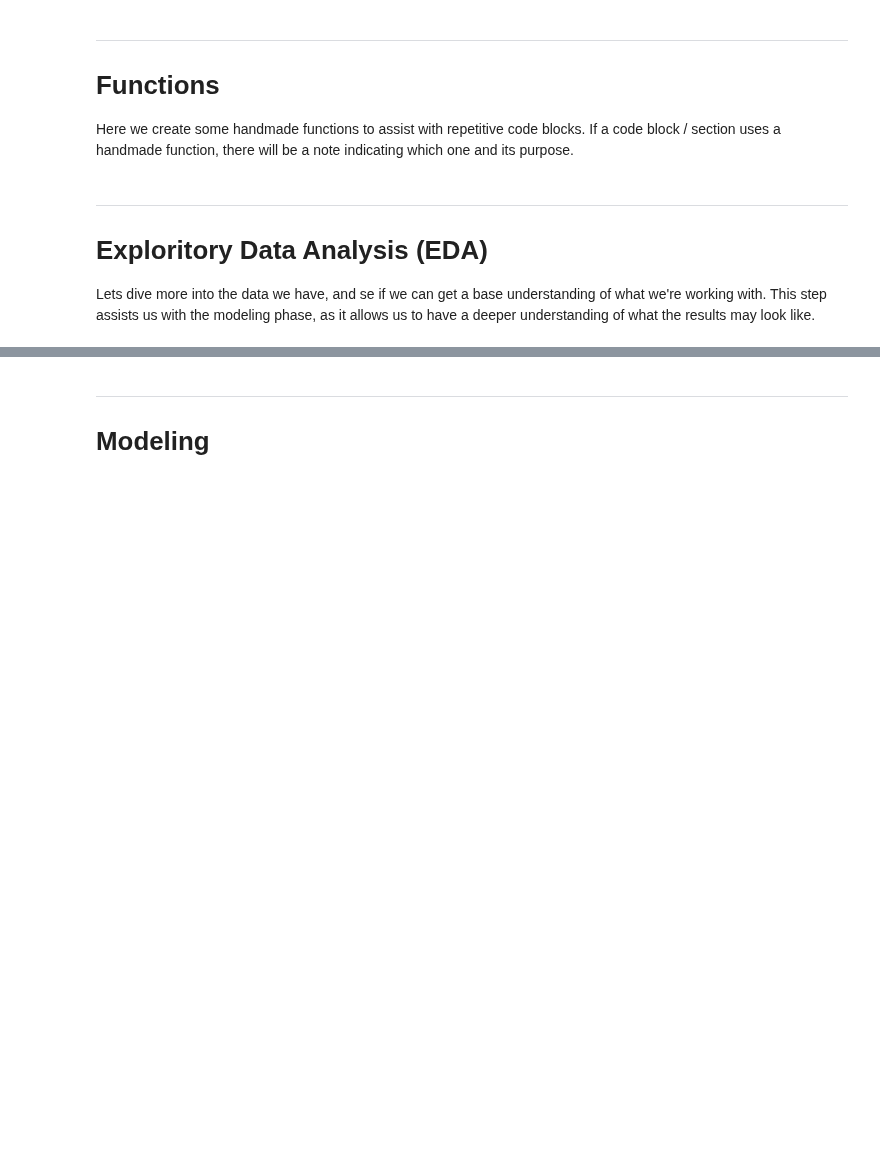
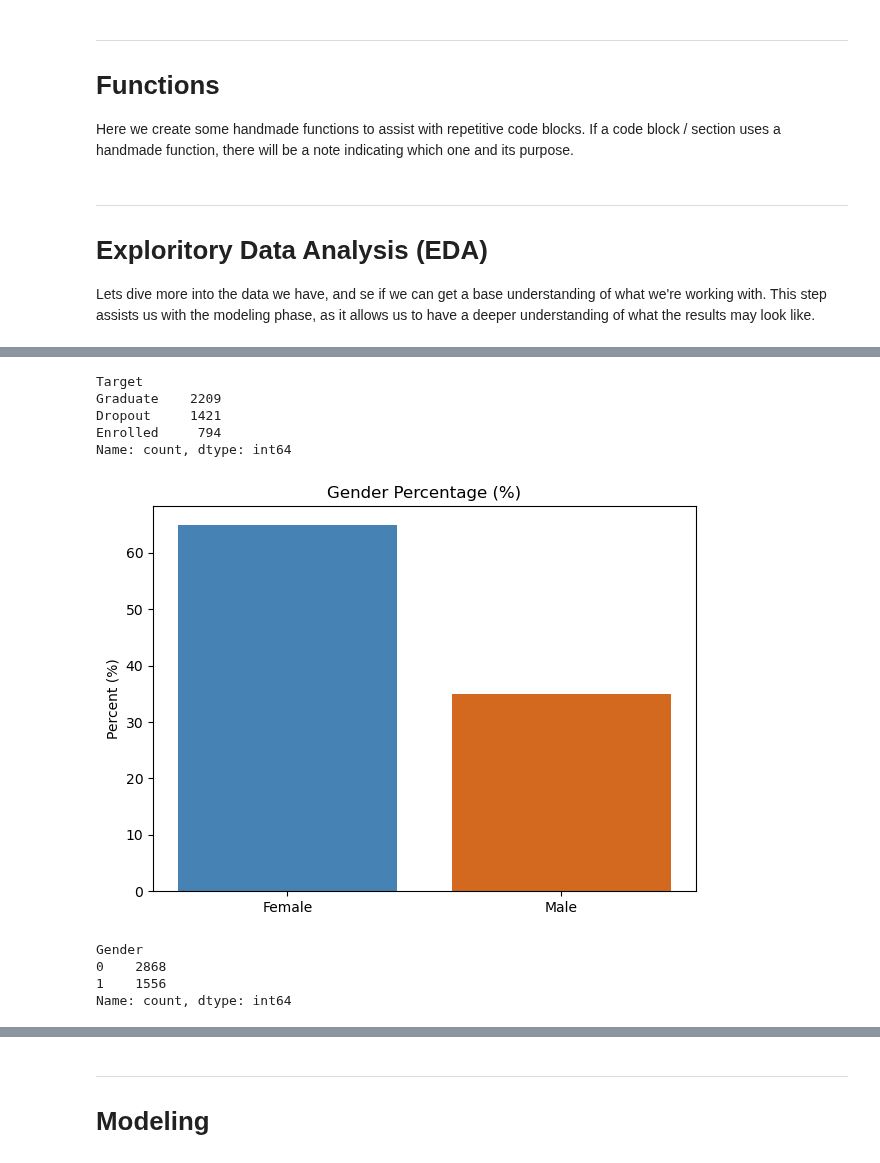
Before and after one commit to Djohnson1313/predicting_student_success, a Jupyter notebook: predicting_student_success_notebook.ipynb, the cells around one changed output, grey strips where cells are left out. Drawn from its saved outputs; the diff is of its cells as text; code cells hidden in the pictures; blank space fills up the shorter version.

```diff
--- a/predicting_student_success_notebook.ipynb
+++ b/predicting_student_success_notebook.ipynb
@@ -191,0 +165,27 @@ plt.show();
+# %%
+df['Target'].value_counts()
+# %% [output]
+Target
+Graduate    2209
+Dropout     1421
+Enrolled     794
+Name: count, dtype: int64
+# %%
+fig, ax = plt.subplots(figsize = (7,5))
+
+categories = ['Female', 'Male']
+vals = [65, 35]
+colors = ['steelblue', 'chocolate']
+plt.bar(categories, vals, color = colors)
+ax.set_title('Gender Percentage (%)')
+ax.set_ylabel('Percent (%)')
+plt.show();
+# %% [output]
+[figure, added]
+# %%
+df['Gender'].value_counts()
+# %% [output]
+Gender
+0    2868
+1    1556
+Name: count, dtype: int64
```
Also changed, not shown: parts of 17 cells of this notebook.
